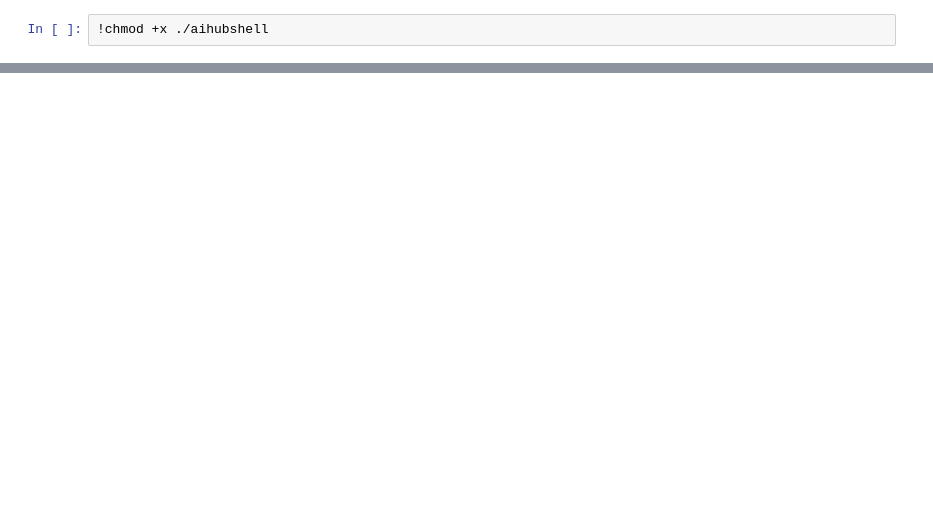
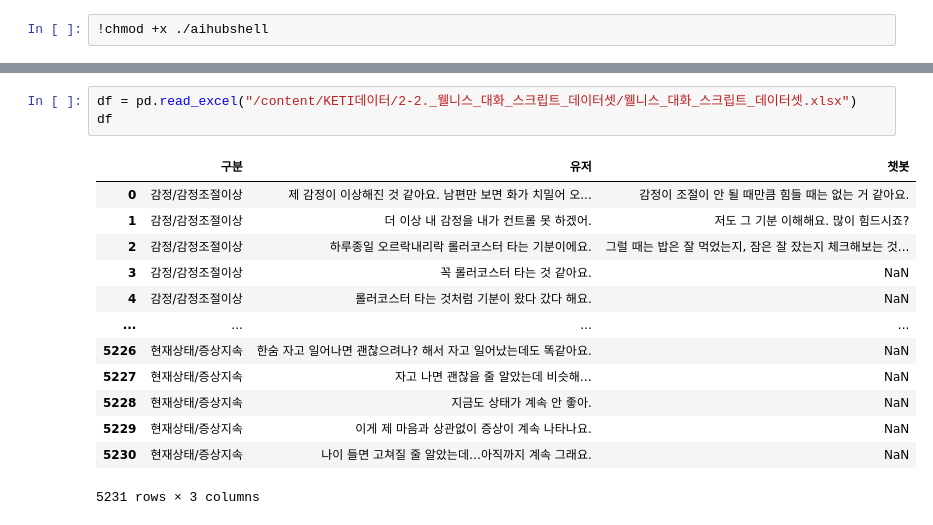
Before and after one commit to pal-ette/iNotePal, a Jupyter notebook: dataset/웰니스_대화_스크립트_데이터셋.ipynb, the cells around one changed output, grey strips where cells are left out. Cells and saved outputs as stored; diff of their text form; blank space fills up the shorter version.

```diff
--- a/dataset/웰니스_대화_스크립트_데이터셋.ipynb
+++ b/dataset/웰니스_대화_스크립트_데이터셋.ipynb
@@ -122,3 +95,20 @@ df
 | 19767 | NaN | NaN | NaN | NaN | NaN | NaN | 너무 불안하니까 밤만 되면 잠이 안 오고 너무 초조해. | NaN | ... |
 | 19768 | NaN | NaN | NaN | NaN | NaN | NaN | 불안해서 그런지 요즘 잠도 잘 안 와서 너무 힘들어요. | NaN | ... |
 19769 rows × 15 columns
+# %%
+df = pd.read_excel("/content/KETI데이터/2-2._웰니스_대화_스크립트_데이터셋/웰니스_대화_스크립트_데이터셋.xlsx")
+df
+# %% [output]
+|  | 구분 | 유저 | 챗봇 |
+| 0 | 감정/감정조절이상 | 제 감정이 이상해진 것 같아요. 남편만 보면 화가 치밀어 오... | 감정이 조절이 안 될 때만큼 힘들 때는 없는 거 같아요. |
+| 1 | 감정/감정조절이상 | 더 이상 내 감정을 내가 컨트롤 못 하겠어. | 저도 그 기분 이해해요. 많이 힘드시죠? |
+| 2 | 감정/감정조절이상 | 하루종일 오르락내리락 롤러코스터 타는 기분이에요. | 그럴 때는 밥은 잘 먹었는지, 잠은 잘 잤는지 체크해보는 것... |
+| 3 | 감정/감정조절이상 | 꼭 롤러코스터 타는 것 같아요. | NaN |
+| 4 | 감정/감정조절이상 | 롤러코스터 타는 것처럼 기분이 왔다 갔다 해요. | NaN |
+| ... | ... | ... | ... |
+| 5226 | 현재상태/증상지속 | 한숨 자고 일어나면 괜찮으려나? 해서 자고 일어났는데도 똑같아요. | NaN |
+| 5227 | 현재상태/증상지속 | 자고 나면 괜찮을 줄 알았는데 비슷해… | NaN |
+| 5228 | 현재상태/증상지속 | 지금도 상태가 계속 안 좋아. | NaN |
+| 5229 | 현재상태/증상지속 | 이게 제 마음과 상관없이 증상이 계속 나타나요. | NaN |
+| 5230 | 현재상태/증상지속 | 나이 들면 고쳐질 줄 알았는데…아직까지 계속 그래요. | NaN |
+5231 rows × 3 columns
```
Also changed, not shown: parts of 14 cells of this notebook.
